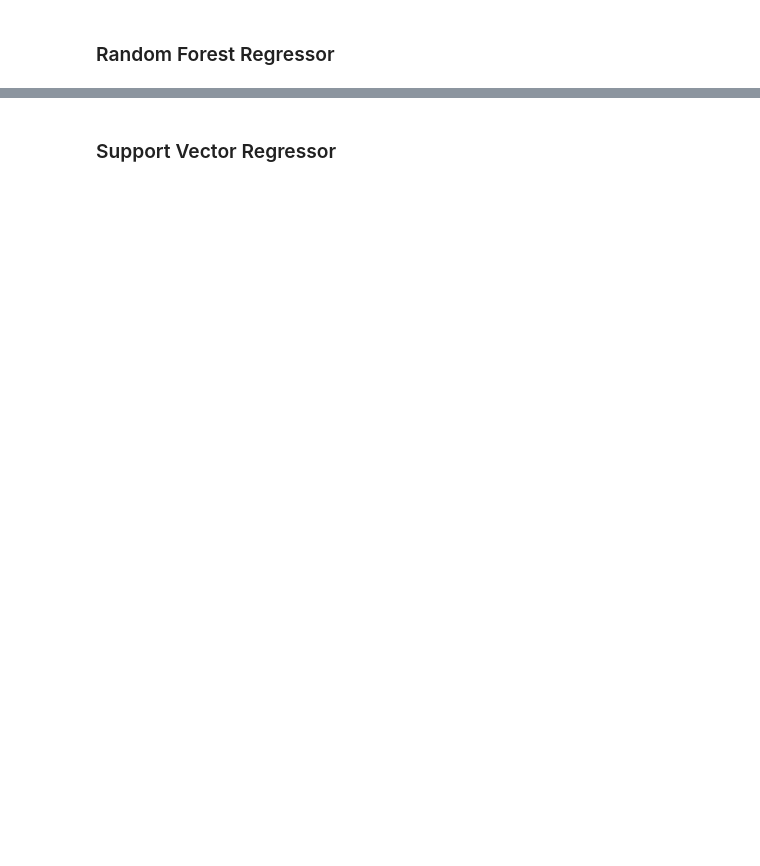
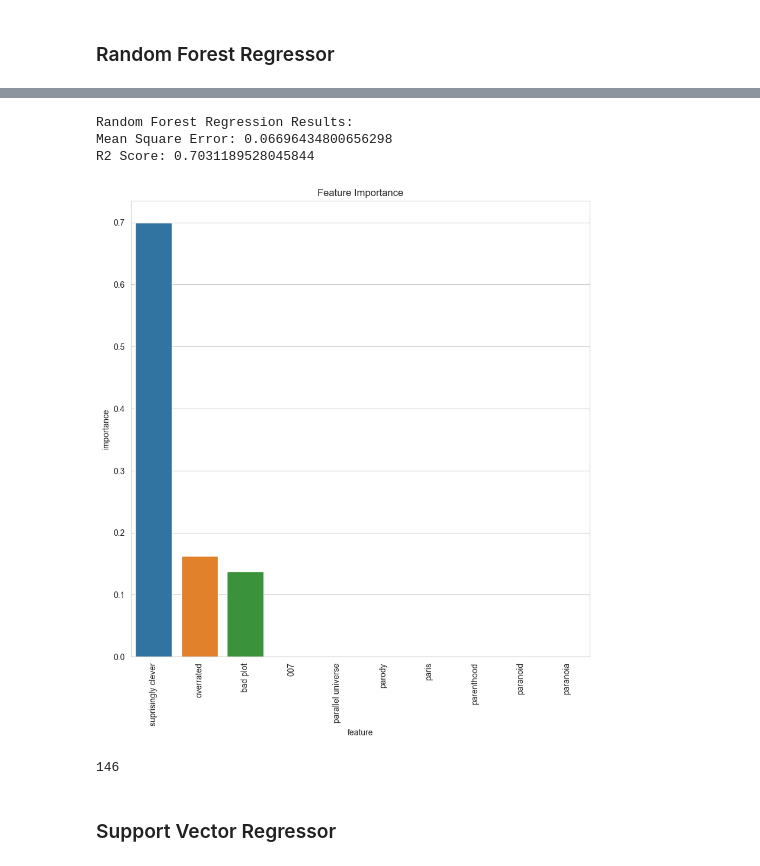
Before and after one commit to DiegoConce/data-analytics-movielens, a Jupyter notebook: ClassicMl_no_pca.ipynb, the cells around one changed output, grey strips where cells are left out. Cells and saved outputs as stored; diff of their text form; code cells hidden in the pictures; blank space fills up the shorter version.

Commit message:
Implemented Grid Search

```diff
--- a/ClassicMl_no_pca.ipynb
+++ b/ClassicMl_no_pca.ipynb
@@ -426,0 +261,15 @@ results.to_csv(results_path + 'random_forest_regressor.csv', index=False)
+# %%
+from sklearn.ensemble import RandomForestRegressor
+
+pram_grid = {'n_estimators': [50, 100, 150],
+             'max_depth': [5, 10],
+             'criterion': ['squared_error', 'friedman_mse', 'poisson']}
+
+random_forest_regressor = RandomForestRegressor()
+
+grid_search = GridSearchCV(random_forest_regressor, pram_grid, scoring='neg_mean_squared_error', cv=2, verbose=3)
+grid_search.fit(X_train, y_train)
+
+print('Grid Search Results:')
+print('Best Parameters:', grid_search.best_params_)
+print('Best Score (negative MSE) :', grid_search.best_score_)
@@ -427,2 +283,41 @@ results.to_csv(results_path + 'random_forest_regressor.csv', index=False)
+# %%
+random_forest_regressor = RandomForestRegressor(n_estimators=grid_search.best_params_['n_estimators'],
+                                                 max_depth=grid_search.best_params_['max_depth'],
+                                                 criterion=grid_search.best_params_['criterion'])
+random_forest_regressor.fit(X_train, y_train)
+
+y_pred = random_forest_regressor.predict(X_test)
+
+mse = mean_squared_error(y_test, y_pred)
+r2 = r2_score(y_test, y_pred)
+
+print('Random Forest Regression Results:')
+print('Mean Square Error:', mse)
+print('R2 Score:', r2)
+# %% [output]
+Random Forest Regression Results:
+Mean Square Error: 0.06696434800656298
+R2 Score: 0.7031189528045844
+# %%
+## Feature Importance
+feature_importance = pd.DataFrame({'feature': X.columns, 'importance': random_forest_regressor.feature_importances_})
+
+feature_importance = feature_importance.sort_values('importance', ascending=False)
+
+plt.figure(figsize=(10, 10))
+sns.barplot(x=feature_importance['feature'][:10], y=feature_importance['importance'][:10])
+plt.title('Feature Importance')
+plt.xticks(rotation=90)
+plt.show()
+# %% [output]
+[figure, added]
+# %%
+writer = SummaryWriter(path + 'random_forest_regression')
+
+writer.add_hparams(grid_search.best_params_, {'mse': mse})
+
+open(results_path + 'random_forest_regression.txt', 'w').write(f'Mean Square Error: {mse}\nR2 Score: {r2}\nBest Params: {grid_search.best_params_}')
+# %% [output]
+146
 # %% [markdown]
 ### Support Vector Regressor
```
Also changed, not shown: parts of 30 cells of this notebook, 19 other files.
